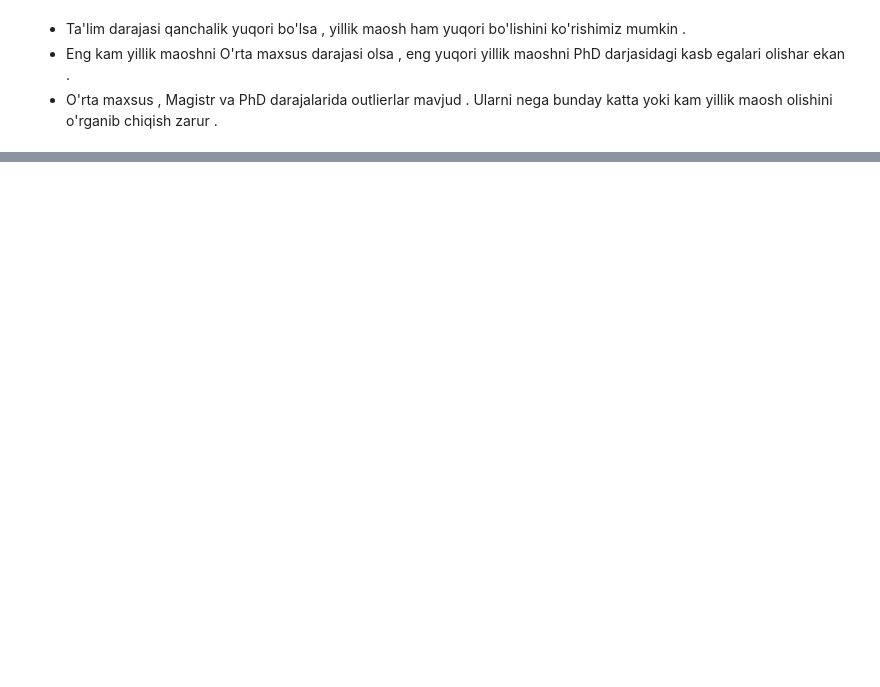
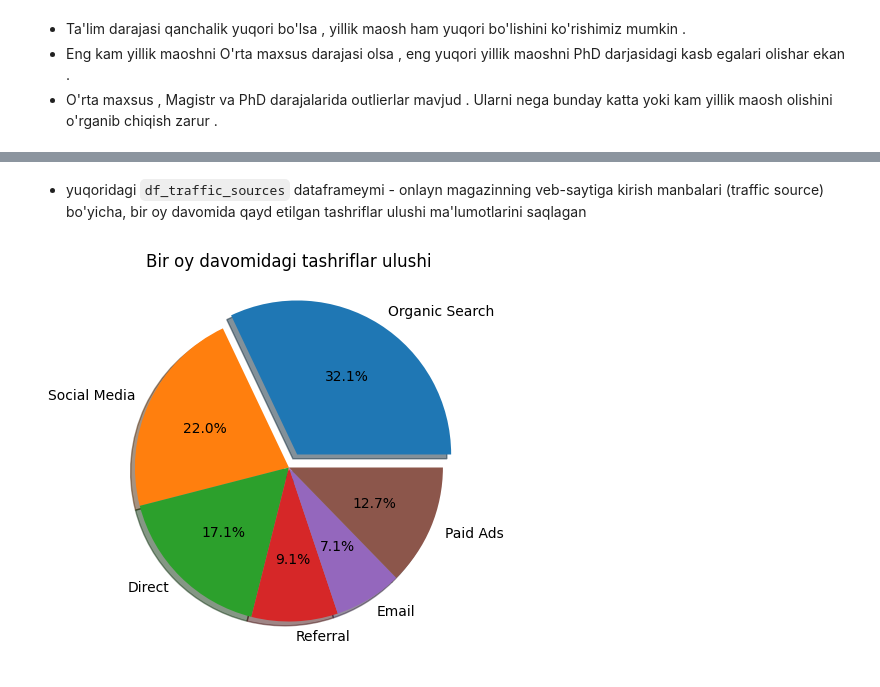
Before and after one commit to izzat-ai/learning-ai, a Jupyter notebook: data_visualization/matplotlib/practice.ipynb, the cells around one changed output, grey strips where cells are left out. Drawn from its saved outputs; the diff is of its cells as text; code cells hidden in the pictures; blank space fills up the shorter version.

```diff
--- a/data_visualization/matplotlib/practice.ipynb
+++ b/data_visualization/matplotlib/practice.ipynb
@@ -474,3 +474,12 @@ plt.show()
 - Ta'lim darajasi qanchalik yuqori bo'lsa , yillik maosh ham yuqori bo'lishini ko'rishimiz mumkin .
 - Eng kam yillik maoshni O'rta maxsus darajasi olsa , eng yuqori yillik maoshni PhD darjasidagi kasb egalari olishar ekan .
 - O'rta maxsus , Magistr va PhD darajalarida outlierlar mavjud . Ularni nega bunday katta yoki kam yillik maosh olishini o'rganib chiqish zarur .
+# %%
+np.random.seed(63)
+
+df_traffic_sources = pd.DataFrame({
+    'traffic_source': ['Organic Search', 'Social Media', 'Direct', 'Referral', 'Email', 'Paid Ads'],
+    'visits': [18400, 12600, 9800, 5200, 4100, 7300]
+})
+
+df_traffic_sources
@@ -476,0 +494,12 @@ plt.show()
+# %% [markdown]
+- yuqoridagi `df_traffic_sources` dataframeymi - onlayn magazinning veb-saytiga kirish manbalari (traffic source) bo'yicha, bir oy davomida qayd etilgan tashriflar ulushi ma'lumotlarini saqlagan
+# %%
+plt.figure(figsize=(9, 5))
+plt.pie(df_traffic_sources['visits'], labels=df_traffic_sources['traffic_source'], autopct='%1.1f%%', explode=(0.1, 0, 0, 0, 0, 0), shadow=True)
+
+plt.title("Bir oy davomidagi tashriflar ulushi")
+
+
+plt.show()
+# %% [output]
+[figure, added]
```
Also changed, not shown: parts of 7 cells of this notebook.
